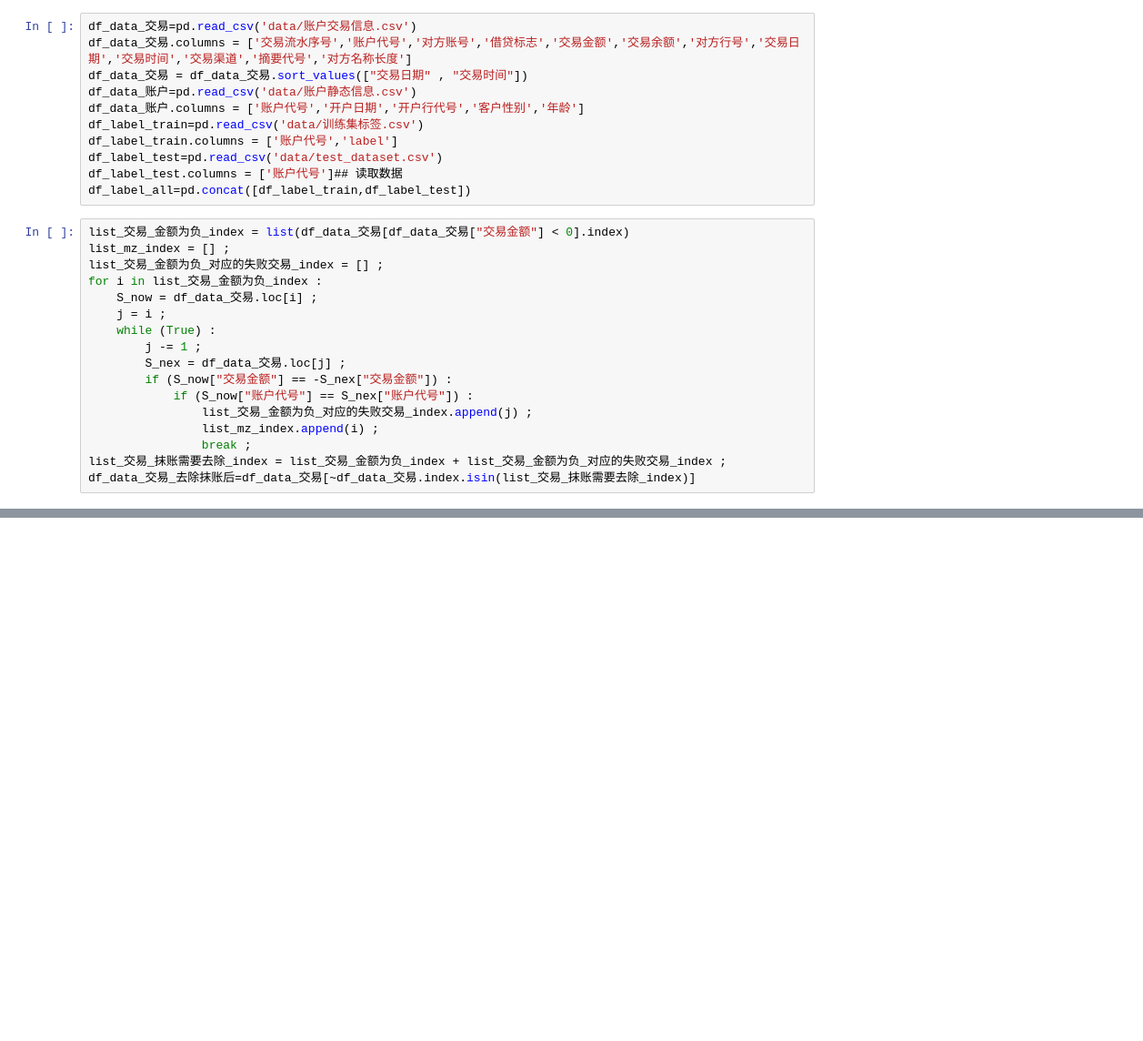
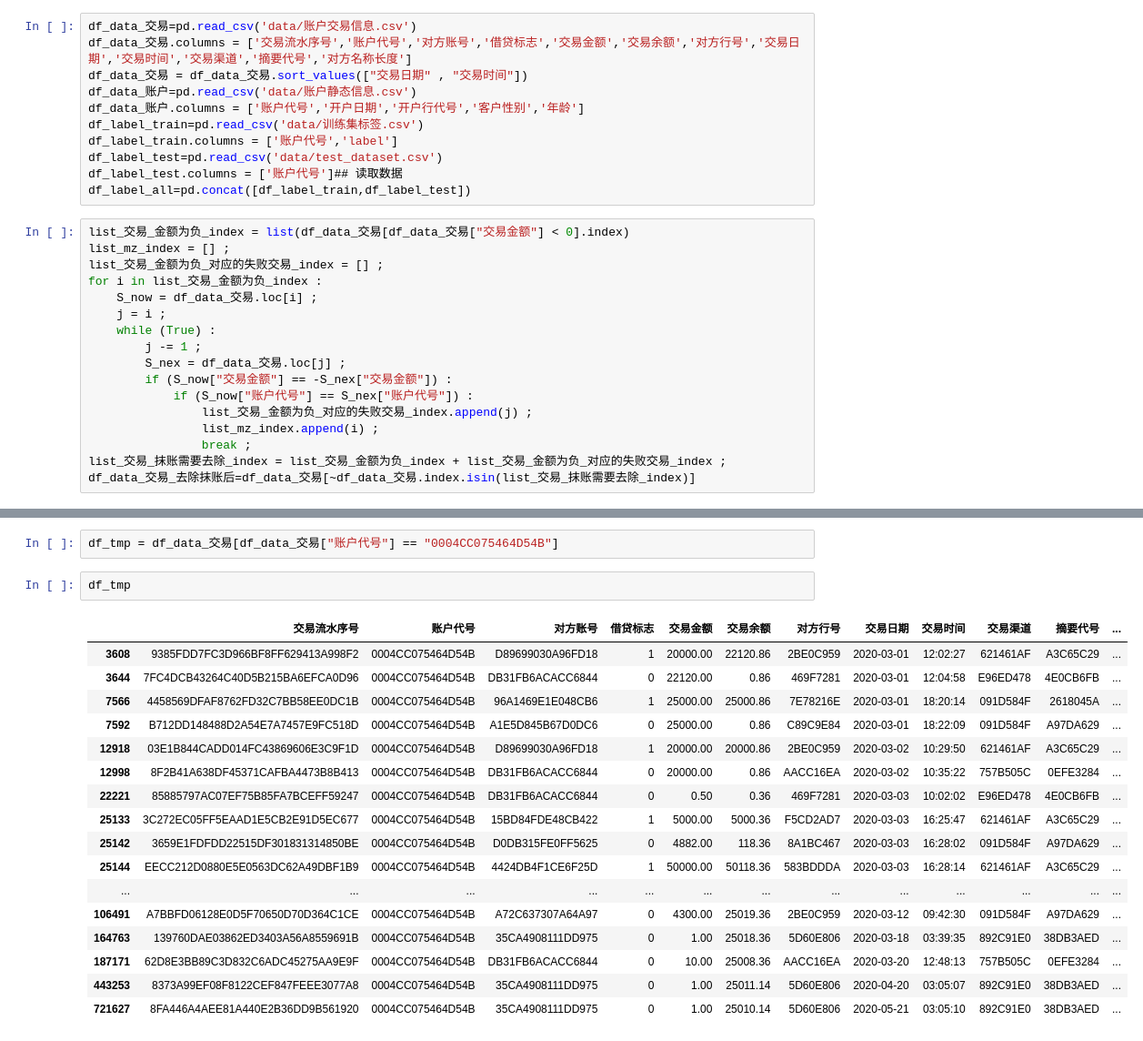
Before and after one commit to HumHumMonster/anaconda, a Jupyter notebook: 风险识别/数据分析.ipynb, the cells around one changed output, grey strips where cells are left out. Shown: that part at 91% size. Saved outputs shown, nothing was run; the diff lists cells and outputs as text; blank space fills up the shorter version.

```diff
--- a/风险识别/数据分析.ipynb
+++ b/风险识别/数据分析.ipynb
@@ -60,0 +107,22 @@ df_data_交易_去除抹账后[df_data_交易_去除抹账后["交易金额"] ==
+# %%
+df_tmp = df_data_交易[df_data_交易["账户代号"] == "0004CC075464D54B"]
+# %%
+df_tmp
+# %% [output]
+|  | 交易流水序号 | 账户代号 | 对方账号 | 借贷标志 | 交易金额 | 交易余额 | 对方行号 | 交易日期 | 交易时间 | 交易渠道 | 摘要代号 | ... |
+| 3608 | 9385FDD7FC3D966BF8FF629413A998F2 | 0004CC075464D54B | D89699030A96FD18 | 1 | 20000.00 | 22120.86 | 2BE0C959 | 2020-03-01 | 12:02:27 | 621461AF | A3C65C29 | ... |
+| 3644 | 7FC4DCB43264C40D5B215BA6EFCA0D96 | 0004CC075464D54B | DB31FB6ACACC6844 | 0 | 22120.00 | 0.86 | 469F7281 | 2020-03-01 | 12:04:58 | E96ED478 | 4E0CB6FB | ... |
+| 7566 | 4458569DFAF8762FD32C7BB58EE0DC1B | 0004CC075464D54B | 96A1469E1E048CB6 | 1 | 25000.00 | 25000.86 | 7E78216E | 2020-03-01 | 18:20:14 | 091D584F | 2618045A | ... |
+| 7592 | B712DD148488D2A54E7A7457E9FC518D | 0004CC075464D54B | A1E5D845B67D0DC6 | 0 | 25000.00 | 0.86 | C89C9E84 | 2020-03-01 | 18:22:09 | 091D584F | A97DA629 | ... |
+| 12918 | 03E1B844CADD014FC43869606E3C9F1D | 0004CC075464D54B | D89699030A96FD18 | 1 | 20000.00 | 20000.86 | 2BE0C959 | 2020-03-02 | 10:29:50 | 621461AF | A3C65C29 | ... |
+| 12998 | 8F2B41A638DF45371CAFBA4473B8B413 | 0004CC075464D54B | DB31FB6ACACC6844 | 0 | 20000.00 | 0.86 | AACC16EA | 2020-03-02 | 10:35:22 | 757B505C | 0EFE3284 | ... |
+| 22221 | 85885797AC07EF75B85FA7BCEFF59247 | 0004CC075464D54B | DB31FB6ACACC6844 | 0 | 0.50 | 0.36 | 469F7281 | 2020-03-03 | 10:02:02 | E96ED478 | 4E0CB6FB | ... |
+| 25133 | 3C272EC05FF5EAAD1E5CB2E91D5EC677 | 0004CC075464D54B | 15BD84FDE48CB422 | 1 | 5000.00 | 5000.36 | F5CD2AD7 | 2020-03-03 | 16:25:47 | 621461AF | A3C65C29 | ... |
+| 25142 | 3659E1FDFDD22515DF301831314850BE | 0004CC075464D54B | D0DB315FE0FF5625 | 0 | 4882.00 | 118.36 | 8A1BC467 | 2020-03-03 | 16:28:02 | 091D584F | A97DA629 | ... |
+| 25144 | EECC212D0880E5E0563DC62A49DBF1B9 | 0004CC075464D54B | 4424DB4F1CE6F25D | 1 | 50000.00 | 50118.36 | 583BDDDA | 2020-03-03 | 16:28:14 | 621461AF | A3C65C29 | ... |
+| ... | ... | ... | ... | ... | ... | ... | ... | ... | ... | ... | ... | ... |
+| 106491 | A7BBFD06128E0D5F70650D70D364C1CE | 0004CC075464D54B | A72C637307A64A97 | 0 | 4300.00 | 25019.36 | 2BE0C959 | 2020-03-12 | 09:42:30 | 091D584F | A97DA629 | ... |
+| 164763 | 139760DAE03862ED3403A56A8559691B | 0004CC075464D54B | 35CA4908111DD975 | 0 | 1.00 | 25018.36 | 5D60E806 | 2020-03-18 | 03:39:35 | 892C91E0 | 38DB3AED | ... |
+| 187171 | 62D8E3BB89C3D832C6ADC45275AA9E9F | 0004CC075464D54B | DB31FB6ACACC6844 | 0 | 10.00 | 25008.36 | AACC16EA | 2020-03-20 | 12:48:13 | 757B505C | 0EFE3284 | ... |
+| 443253 | 8373A99EF08F8122CEF847FEEE3077A8 | 0004CC075464D54B | 35CA4908111DD975 | 0 | 1.00 | 25011.14 | 5D60E806 | 2020-04-20 | 03:05:07 | 892C91E0 | 38DB3AED | ... |
+| 721627 | 8FA446A4AEE81A440E2B36DD9B561920 | 0004CC075464D54B | 35CA4908111DD975 | 0 | 1.00 | 25010.14 | 5D60E806 | 2020-05-21 | 03:05:10 | 892C91E0 | 38DB3AED | ... |
```
Also changed, not shown: parts of 16 cells of this notebook, 2 other files.
